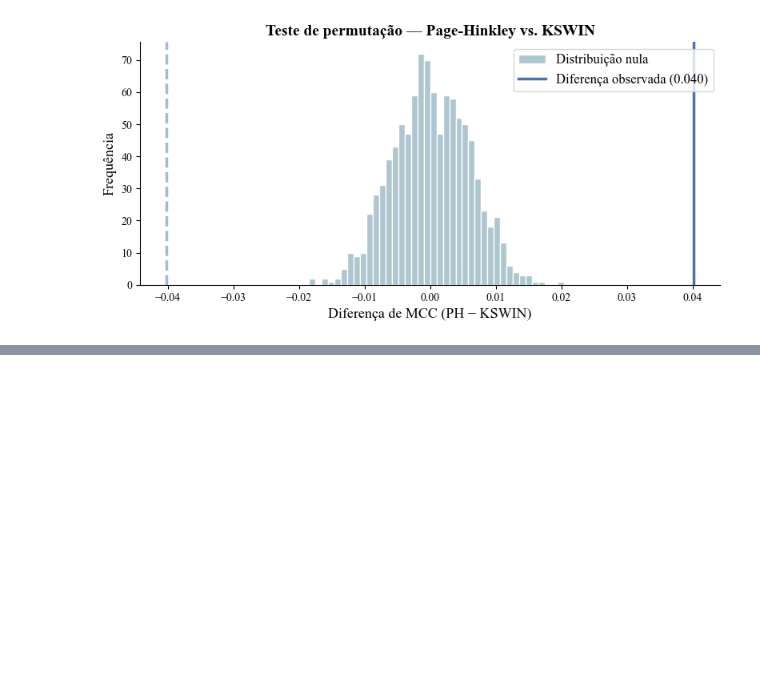
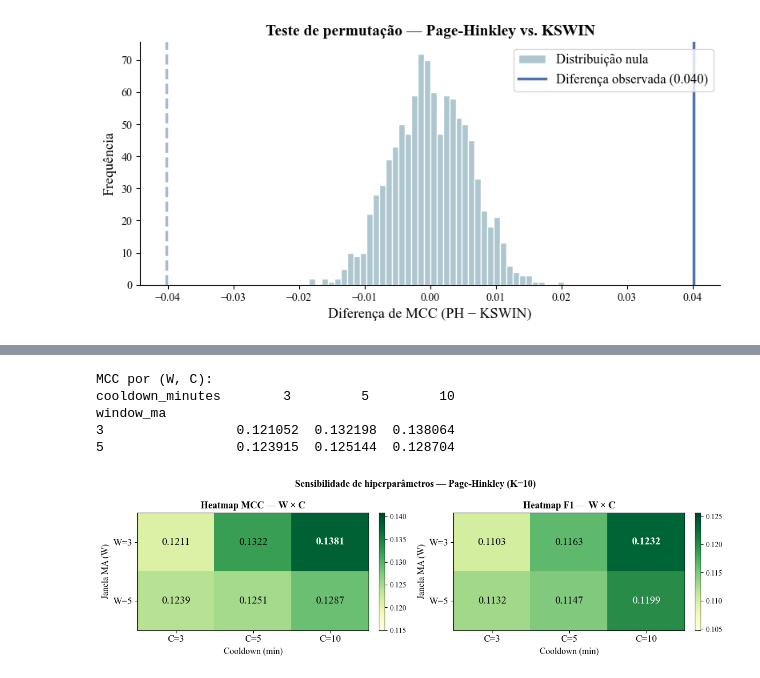
Before and after one commit to anavibiga/mestrado-drift-detection, a Jupyter notebook: notebooks/04_analise_resultados_v5k10.ipynb, the cells around one changed output, grey strips where cells are left out. Cells and saved outputs as stored; diff of their text form; code cells hidden in the pictures; blank space fills up the shorter version.

```diff
--- a/notebooks/04_analise_resultados_v5k10.ipynb
+++ b/notebooks/04_analise_resultados_v5k10.ipynb
@@ -1094,0 +1201,55 @@ p-valor (bicaudal): 0.0000
+# %%
+# v4 = results_best do Page-Hinkley, carregado na célula 3
+wc_agg = v4.groupby(['window_ma', 'cooldown_minutes'], as_index=False).agg(
+    TP=('TP_sum', 'sum'), FP=('FP_sum', 'sum'),
+    FN=('FN_sum', 'sum'), TN=('TN_sum', 'sum')
+)
+wc_agg['mcc'] = wc_agg.apply(
+    lambda r: mcc_from_counts(r.TP, r.FP, r.FN, r.TN), axis=1
+)
+wc_agg['f1'] = 2 * wc_agg['TP'] / (2 * wc_agg['TP'] + wc_agg['FP'] + wc_agg['FN'])
+
+pivot_mcc = wc_agg.pivot(index='window_ma', columns='cooldown_minutes', values='mcc')
+pivot_f1  = wc_agg.pivot(index='window_ma', columns='cooldown_minutes', values='f1')
+
+print("MCC por (W, C):")
+print(pivot_mcc.to_string())
+
+fig, axes = plt.subplots(1, 2, figsize=(12, 3.5))
+
+for ax, pivot, metric_name in zip(axes, [pivot_mcc, pivot_f1], ['MCC', 'F1']):
+    vmin = pivot.values.min() * 0.95
+    vmax = pivot.values.max() * 1.02
+    im = ax.imshow(pivot.values, cmap='YlGn', aspect='auto', vmin=vmin, vmax=vmax)
+
+    ax.set_xticks(range(len(pivot.columns)))
+    ax.set_xticklabels([f'C={c}' for c in pivot.columns], fontsize=13)
+    ax.set_yticks(range(len(pivot.index)))
+    ax.set_yticklabels([f'W={w}' for w in pivot.index], fontsize=13)
+
+    best_val = pivot.values.max()
+    for i in range(len(pivot.index)):
+        for j in range(len(pivot.columns)):
+            val = pivot.iloc[i, j]
+            weight = 'bold' if val == best_val else 'normal'
+            color  = 'white' if (val - vmin) / (vmax - vmin) > 0.7 else 'black'
+            ax.text(j, i, f'{val:.4f}', ha='center', va='center',
+                    fontsize=14, fontweight=weight, color=color)
+
+    plt.colorbar(im, ax=ax, fraction=0.046, pad=0.04)
+    ax.set_title(f'Heatmap {metric_name} — W × C', fontsize=13, fontweight='bold')
+    ax.set_xlabel('Cooldown (min)', fontsize=12)
+    ax.set_ylabel('Janela MA (W)', fontsize=12)
+
+plt.suptitle('Sensibilidade de hiperparâmetros — Page-Hinkley (K=10)',
+             fontsize=13, fontweight='bold')
+plt.tight_layout()
+plt.savefig(f'{FIG_DIR}/fig_heatmap_wc.png', dpi=200, bbox_inches='tight', facecolor='white')
+plt.show()
+# %% [output]
+MCC por (W, C):
+cooldown_minutes        3         5         10
+window_ma
+3                 0.121052  0.132198  0.138064
+5                 0.123915  0.125144  0.128704
+[figure, added]
```
Also changed, not shown: parts of 5 cells of this notebook, 15 other files.
